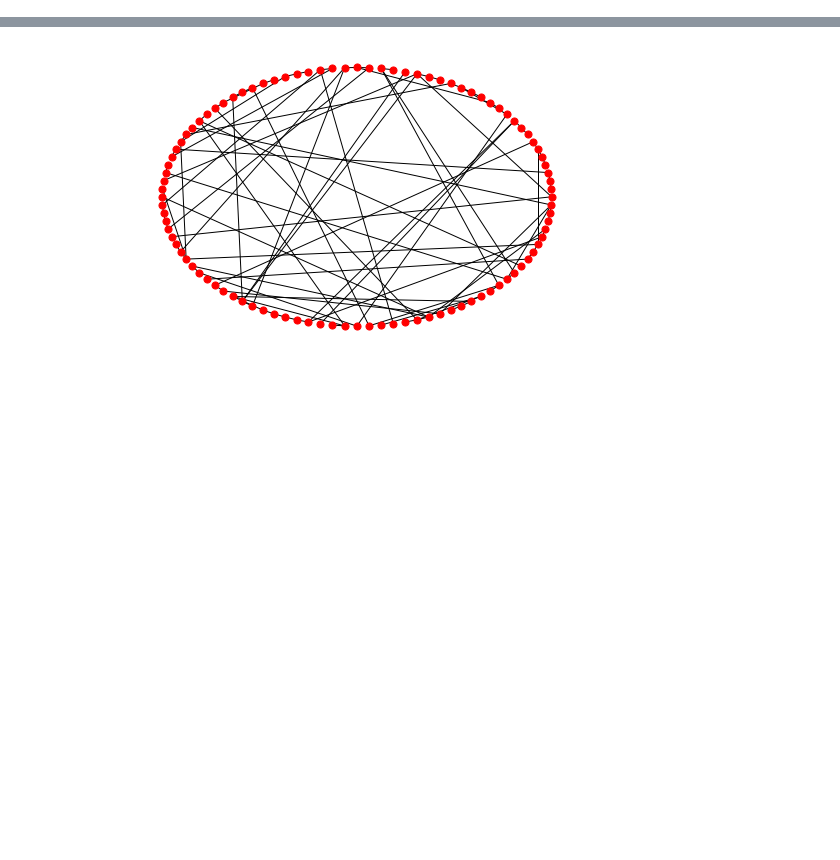
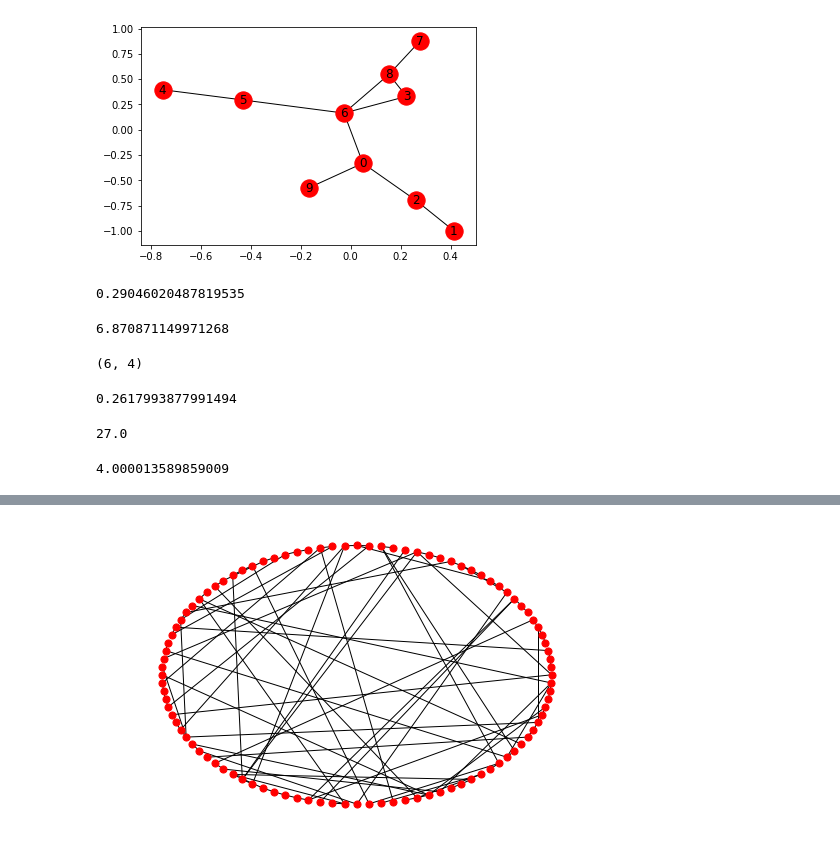
Before and after one commit to harveydevereux/Consensus, a Jupyter notebook: Notes/consensus.ipynb, the cells around one changed output, grey strips where cells are left out. Saved outputs shown, nothing was run; the diff lists cells and outputs as text; code cells hidden in the pictures; blank space fills up the shorter version.

```diff
--- a/Notes/consensus.ipynb
+++ b/Notes/consensus.ipynb
@@ -14,3 +15,42 @@ from Consensus import *
 from dynamics import *
 from graph_utils import *
 os.chdir(c)
+# %%
+N=10
+av_degree=6
+k = int(av_degree/2)
+n=0
+GWS = nx.watts_strogatz_graph(N, k, 0.5, seed=None)
+while(not nx.is_connected(GWS) and n >0.29):
+    GWS = nx.watts_strogatz_graph(N, k, 0.5, seed=None)
+    L = nx.laplacian_matrix(GWS).todense()
+    n = np.pi/(max(np.linalg.eigvals(L)*2))
+nx.draw_networkx(GWS)
+L = nx.laplacian_matrix(GWS).todense()
+# %% [output]
+[figure, added]
+# %%
+np.pi/(max(np.linalg.eigvals(L)*2))
+# %% [output]
+0.29046020487819535
+# %%
+np.pi/(fiedler_number(GWS)*2)
+# %% [output]
+6.870871149971268
+# %%
+maximum_degree(GWS)
+# %% [output]
+(6, 4)
+# %%
+np.pi/(4*3)
+# %% [output]
+0.2617993877991494
+# %%
+36*0.75
+# %% [output]
+27.0
+# %%
+CS = Consensus_Simulation(GWS, distributed, [L])
+CS.sim_delay(30, runtime=4)
+# %% [output]
+4.000013589859009
```
Also changed, not shown: parts of 26 cells of this notebook, 12 other files.
